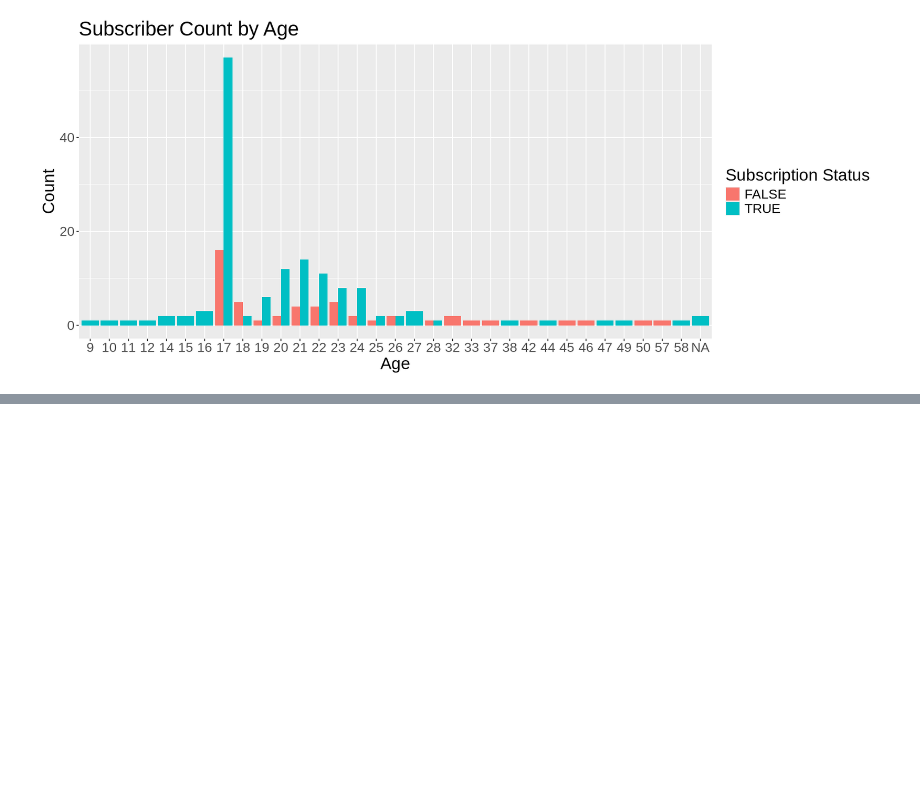
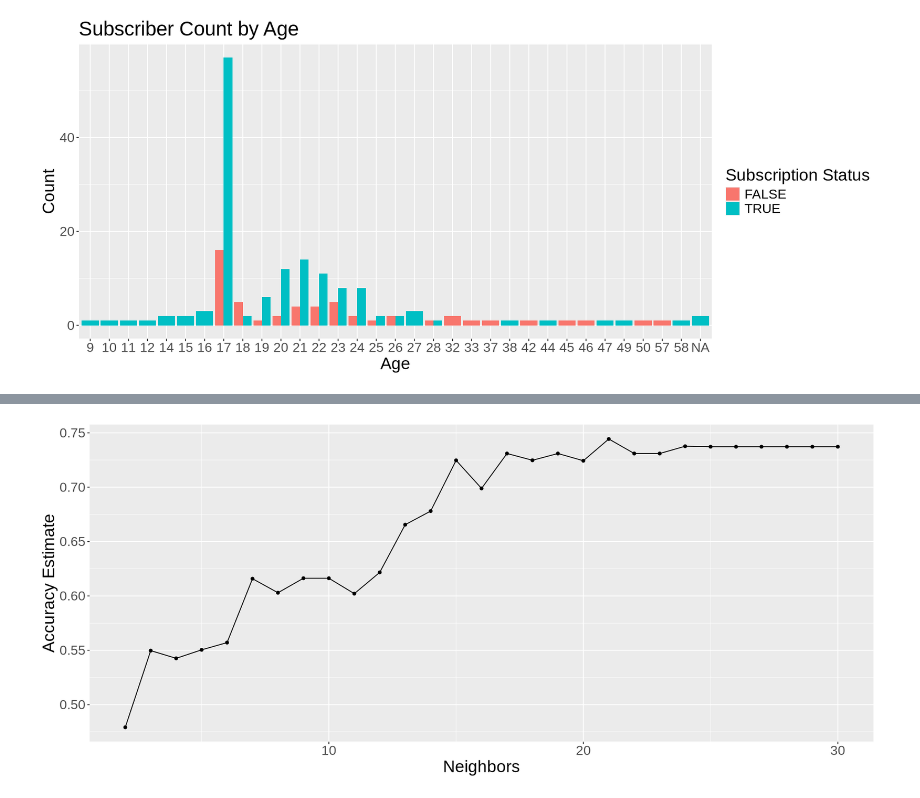
Before and after one commit to beccaphilip/DSCI-100-Group-Project, a Jupyter notebook: Report.ipynb, the cells around one changed output, grey strips where cells are left out. Saved outputs shown, nothing was run; the diff lists cells and outputs as text; code cells hidden in the pictures; blank space fills up the shorter version.

```diff
--- a/Report.ipynb
+++ b/Report.ipynb
@@ -178,11 +177,36 @@ The above plot shows that most subscribed players are in the younger half of the
 # %%
 set.seed(1)
-k
-players_split <- intial_split(players_tidy, prop = 0.8,strata = Class)
+
+players_split <- initial_split(players_tidy, prop = 0.8,strata = subscribe)
 players_train <- training(players_split)
 players_test <- testing(players_split)
 
-players_recipe <- recipe(subscribe~Age, played_hours,
-                         data = players_train)|>
+players_recipe <- recipe(subscribe~Age+played_hours, data = players_train)|>
+step_impute_mean(all_numeric_predictors()) |>
 step_scale(all_predictors())|>
 step_center(all_predictors())
+
+knn_spec <- nearest_neighbor(weight_func = "rectangular", neighbors = tune()) |>
+            set_engine("kknn") |>
+            set_mode("classification")
+
+vfold <- vfold_cv(players_train, v = 10, strata = subscribe)
+
+metrics <- workflow() |>
+            add_recipe(players_recipe) |>
+            add_model(knn_spec) |>
+            tune_grid(resamples = vfold, grid = tibble(neighbors = seq(from=2, to=30, by=1))) |>
+            collect_metrics()
+
+accuracy <- metrics |>
+                 filter(.metric == 'accuracy')
+
+cross_val_plot <- ggplot(accuracy, aes(x = neighbors, y = mean)) +
+                  geom_point() +
+                  geom_line() +
+                  labs(x = 'Neighbors', y = 'Accuracy Estimate') +
+                  theme(text = element_text(size = 20))
+
+cross_val_plot
+# %% [output]
+[figure, added]
```
Also changed, not shown: parts of 13 cells of this notebook.
